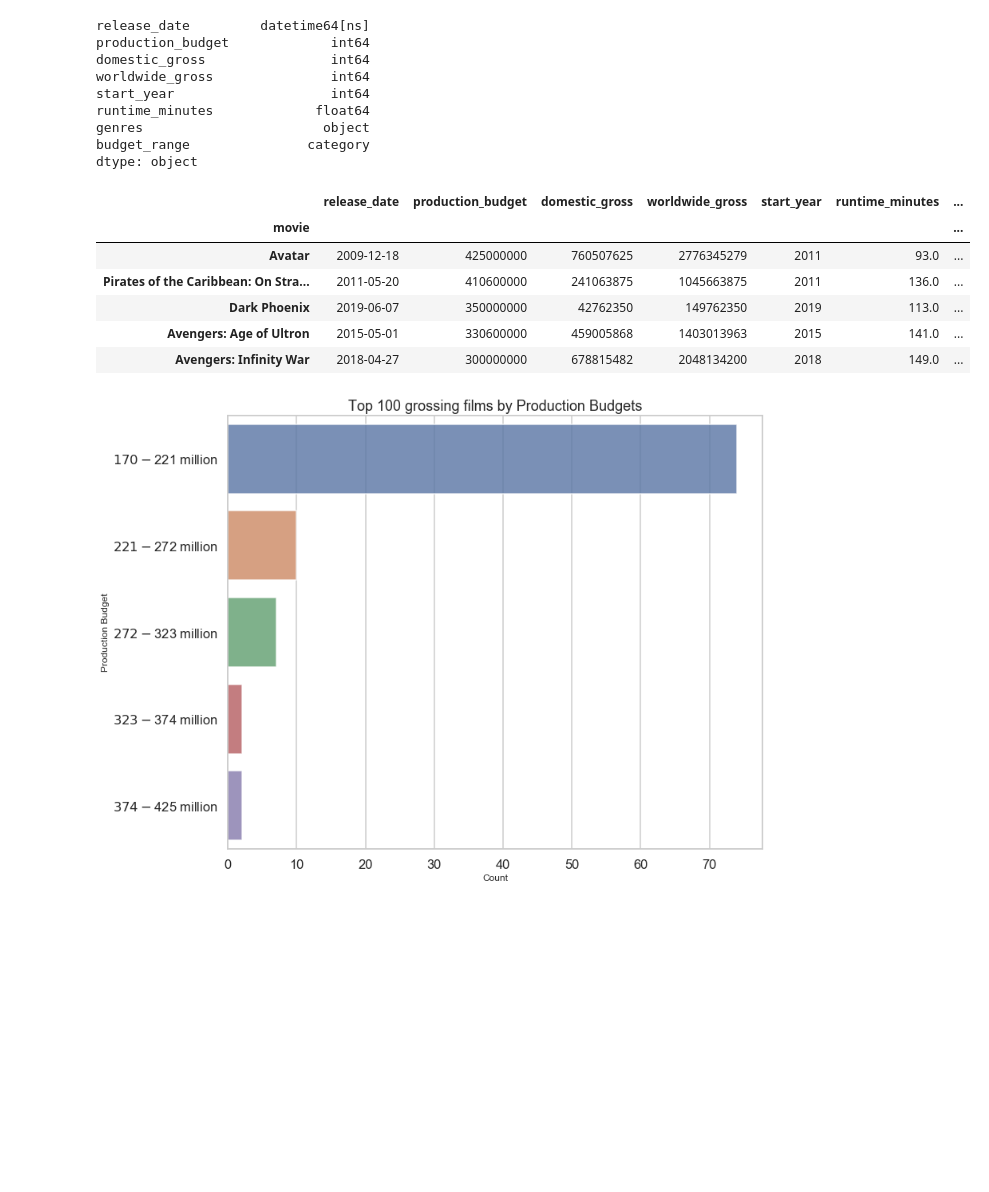
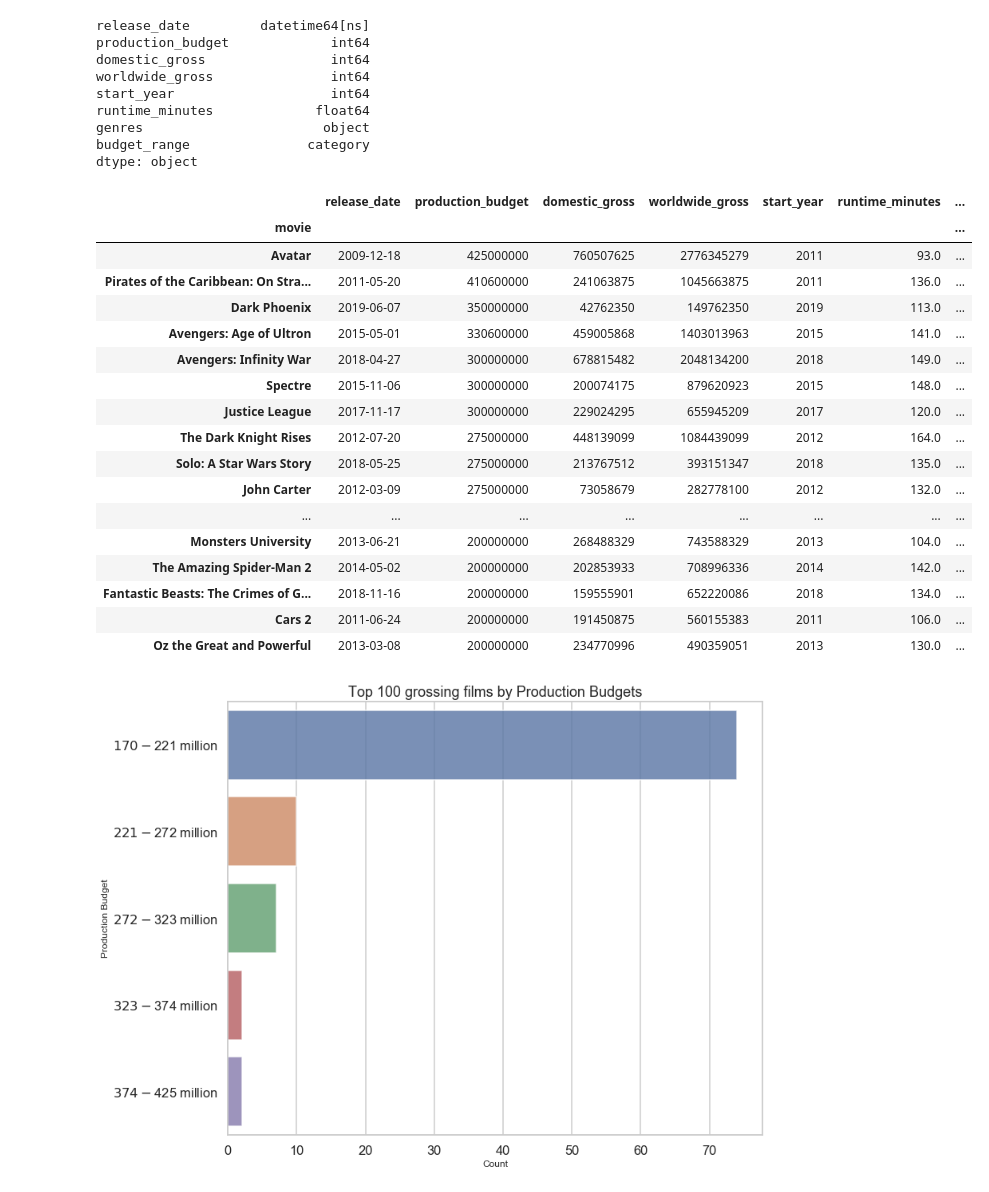
Before and after one commit to MoJoMoon/Data-Analysis-on-the-Heros-Journey-in-Film, a Jupyter notebook: Morgan_Jones_P1.ipynb, the cells around one changed output. Saved outputs shown, nothing was run; the diff lists cells and outputs as text; code cells hidden in the pictures; blank space fills up the shorter version.

```diff
--- a/Morgan_Jones_P1.ipynb
+++ b/Morgan_Jones_P1.ipynb
@@ -1189,15 +1220,26 @@ genres                       object
 budget_range               category
 dtype: object
 # %%
-df_prod_100.head()
+df_prod_100.head(50)
 # %% [output]
 |  | release_date | production_budget | domestic_gross | worldwide_gross | start_year | runtime_minutes | ... |
 | movie |  |  |  |  |  |  | ... |
 | Avatar | 2009-12-18 | 425000000 | 760507625 | 2776345279 | 2011 | 93.0 | ... |
 | Pirates of the Caribbean: On Stra... | 2011-05-20 | 410600000 | 241063875 | 1045663875 | 2011 | 136.0 | ... |
 | Dark Phoenix | 2019-06-07 | 350000000 | 42762350 | 149762350 | 2019 | 113.0 | ... |
 | Avengers: Age of Ultron | 2015-05-01 | 330600000 | 459005868 | 1403013963 | 2015 | 141.0 | ... |
 | Avengers: Infinity War | 2018-04-27 | 300000000 | 678815482 | 2048134200 | 2018 | 149.0 | ... |
+| Spectre | 2015-11-06 | 300000000 | 200074175 | 879620923 | 2015 | 148.0 | ... |
+| Justice League | 2017-11-17 | 300000000 | 229024295 | 655945209 | 2017 | 120.0 | ... |
+| The Dark Knight Rises | 2012-07-20 | 275000000 | 448139099 | 1084439099 | 2012 | 164.0 | ... |
+| Solo: A Star Wars Story | 2018-05-25 | 275000000 | 213767512 | 393151347 | 2018 | 135.0 | ... |
+| John Carter | 2012-03-09 | 275000000 | 73058679 | 282778100 | 2012 | 132.0 | ... |
+| ... | ... | ... | ... | ... | ... | ... | ... |
+| Monsters University | 2013-06-21 | 200000000 | 268488329 | 743588329 | 2013 | 104.0 | ... |
+| The Amazing Spider-Man 2 | 2014-05-02 | 200000000 | 202853933 | 708996336 | 2014 | 142.0 | ... |
+| Fantastic Beasts: The Crimes of G... | 2018-11-16 | 200000000 | 159555901 | 652220086 | 2018 | 134.0 | ... |
+| Cars 2 | 2011-06-24 | 200000000 | 191450875 | 560155383 | 2011 | 106.0 | ... |
+| Oz the Great and Powerful | 2013-03-08 | 200000000 | 234770996 | 490359051 | 2013 | 130.0 | ... |
 # %%
 sns.set(style="whitegrid")
 sns.set_context("talk")
```
Also changed, not shown: parts of 125 cells of this notebook, 13 other files.
